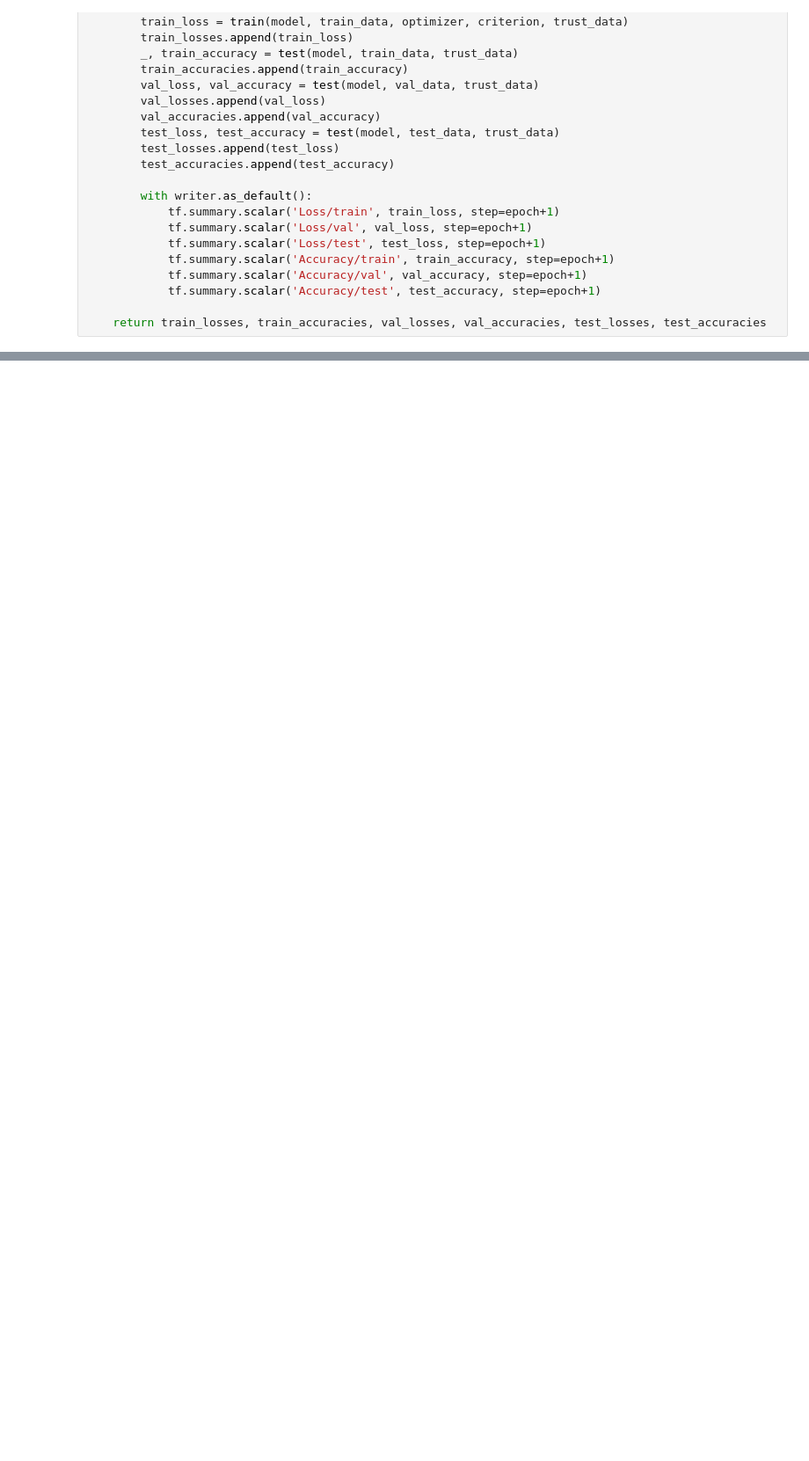
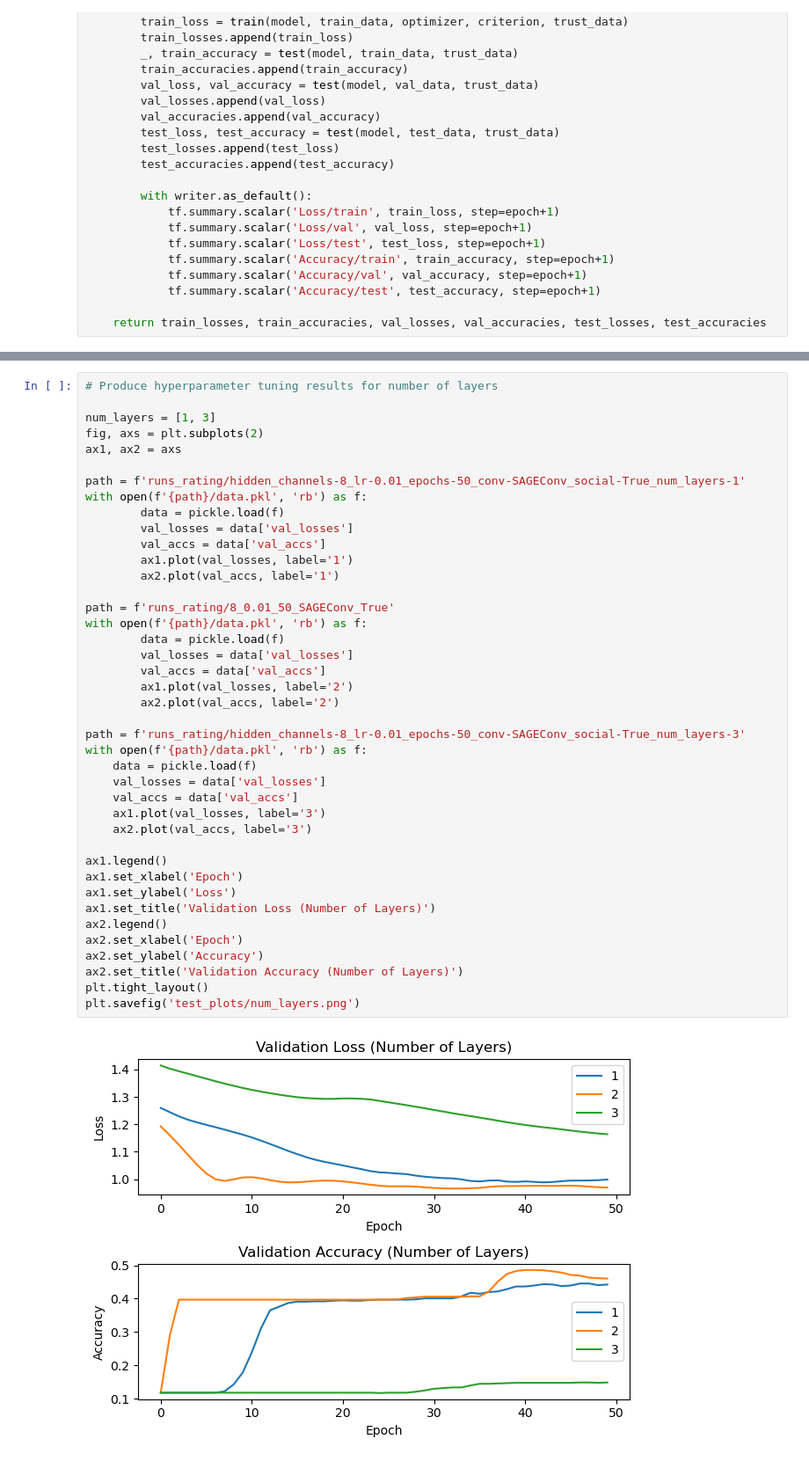
Before and after one commit to rrkrish561/gcn-for-collaborative-filtering, a Jupyter notebook: gncf_r.ipynb, the cells around one changed output, grey strips where cells are left out. Shown at 88% size. Drawn from its saved outputs; the diff is of its cells as text; blank space fills up the shorter version.

```diff
--- a/gncf_r.ipynb
+++ b/gncf_r.ipynb
@@ -206,0 +290,43 @@ plt.savefig(f'runs_rating/{save_path}/accuracy.png')
+# %%
+# Produce hyperparameter tuning results for number of layers
+
+num_layers = [1, 3]
+fig, axs = plt.subplots(2)
+ax1, ax2 = axs
+
+path = f'runs_rating/hidden_channels-8_lr-0.01_epochs-50_conv-SAGEConv_social-True_num_layers-1'
+with open(f'{path}/data.pkl', 'rb') as f:
+        data = pickle.load(f)
+        val_losses = data['val_losses']
+        val_accs = data['val_accs']
+        ax1.plot(val_losses, label='1')
+        ax2.plot(val_accs, label='1')
+
+path = f'runs_rating/8_0.01_50_SAGEConv_True'
+with open(f'{path}/data.pkl', 'rb') as f:
+        data = pickle.load(f)
+        val_losses = data['val_losses']
+        val_accs = data['val_accs']
+        ax1.plot(val_losses, label='2')
+        ax2.plot(val_accs, label='2')
+
+path = f'runs_rating/hidden_channels-8_lr-0.01_epochs-50_conv-SAGEConv_social-True_num_layers-3'
+with open(f'{path}/data.pkl', 'rb') as f:
+    data = pickle.load(f)
+    val_losses = data['val_losses']
+    val_accs = data['val_accs']
+    ax1.plot(val_losses, label='3')
+    ax2.plot(val_accs, label='3')
+
+ax1.legend()
+ax1.set_xlabel('Epoch')
+ax1.set_ylabel('Loss')
+ax1.set_title('Validation Loss (Number of Layers)')
+ax2.legend()
+ax2.set_xlabel('Epoch')
+ax2.set_ylabel('Accuracy')
+ax2.set_title('Validation Accuracy (Number of Layers)')
+plt.tight_layout()
+plt.savefig('test_plots/num_layers.png')
+# %% [output]
+[figure, added]
```
Also changed, not shown: parts of 11 cells of this notebook, 2 other files.
